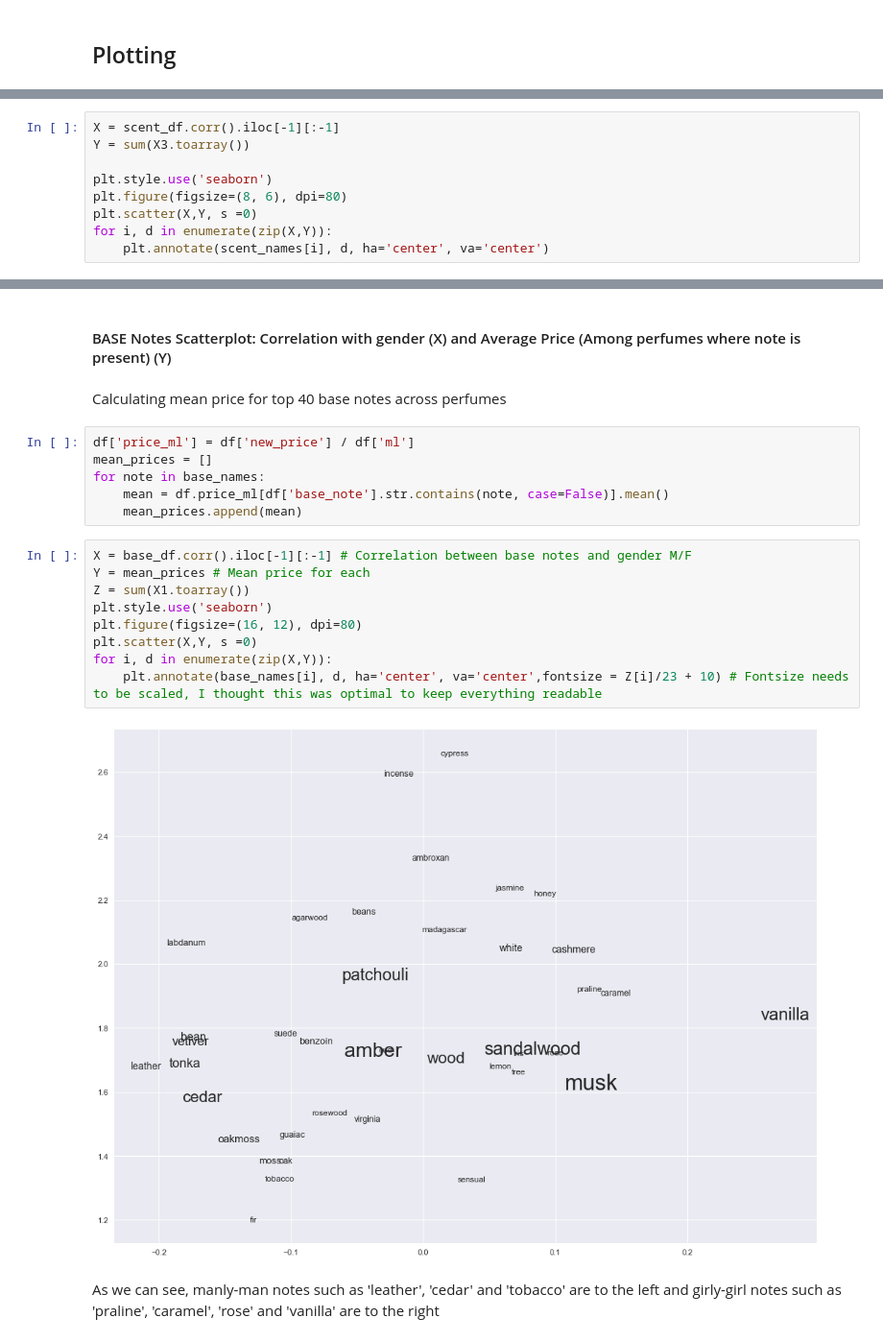
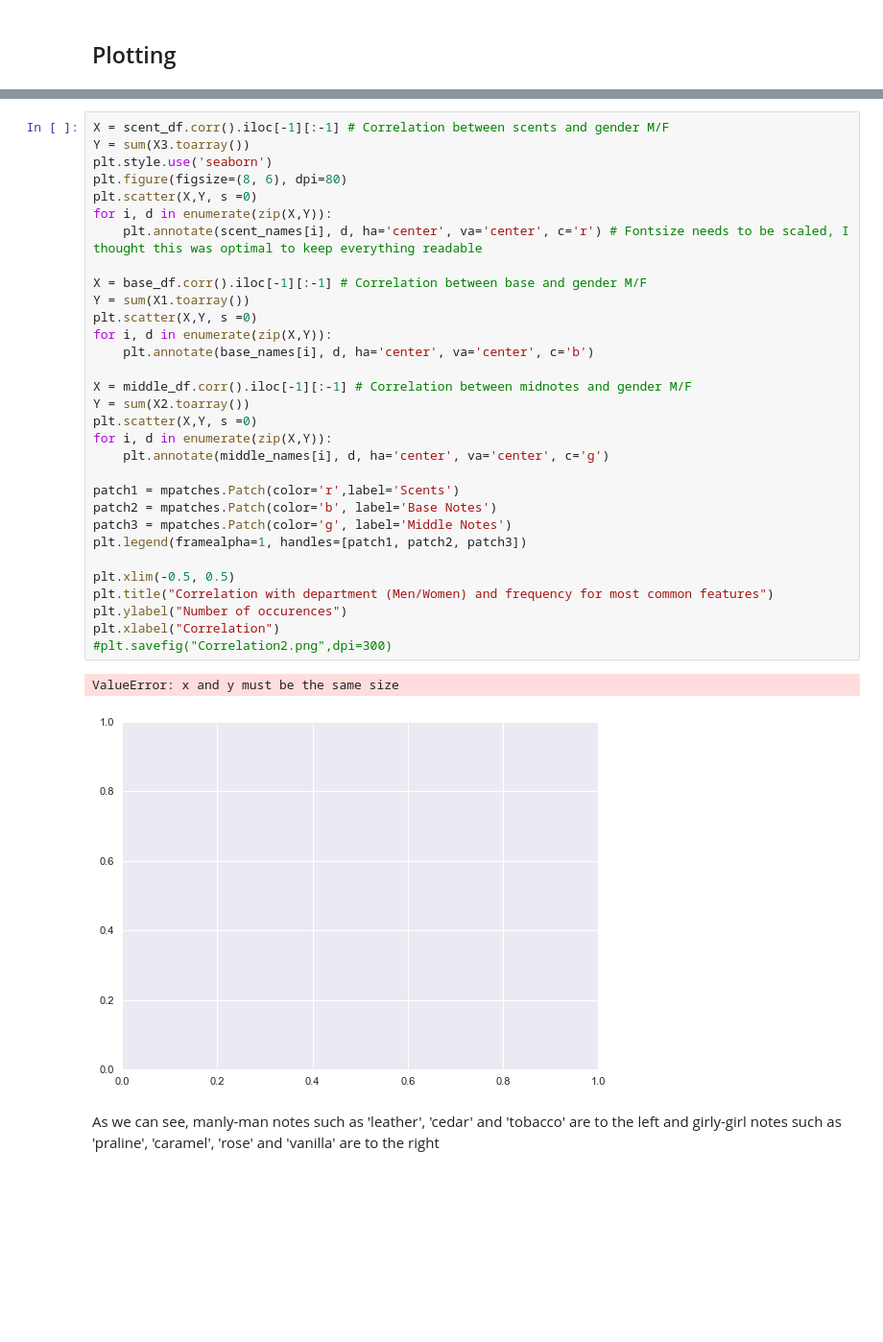
Before and after one commit to Sllambias/perfume_mining, a Jupyter notebook: daniels_file.ipynb, the cells around one changed output, grey strips where cells are left out. Shown at 96% size. Saved outputs shown, nothing was run; the diff lists cells and outputs as text; blank space fills up the shorter version.

Commit message:
needs cleanup

```diff
--- a/daniels_file.ipynb
+++ b/daniels_file.ipynb
@@ -311,9 +390,0 @@ Name: department, Length: 842, dtype: object
-# %%
-X = scent_df.corr().iloc[-1][:-1]
-Y = sum(X3.toarray())
-
-plt.style.use('seaborn')
-plt.figure(figsize=(8, 6), dpi=80)
-plt.scatter(X,Y, s =0)
-for i, d in enumerate(zip(X,Y)):
-    plt.annotate(scent_names[i], d, ha='center', va='center')
@@ -322,24 +391,37 @@ for i, d in enumerate(zip(X,Y)):
-# %% [markdown]
-#### BASE Notes Scatterplot: Correlation with gender (X) and Average Price (Among perfumes where note is present) (Y)
-# %% [markdown]
-Calculating mean price for top 40 base notes across perfumes
-# %%
-df['price_ml'] = df['new_price'] / df['ml']
-mean_prices = []
-for note in base_names:
-    mean = df.price_ml[df['base_note'].str.contains(note, case=False)].mean()
-    mean_prices.append(mean)
-# %%
-X = base_df.corr().iloc[-1][:-1] # Correlation between base notes and gender M/F
-Y = mean_prices # Mean price for each
-Z = sum(X1.toarray())
-plt.style.use('seaborn')
-plt.figure(figsize=(16, 12), dpi=80)
-plt.scatter(X,Y, s =0)
-for i, d in enumerate(zip(X,Y)):
-    plt.annotate(base_names[i], d, ha='center', va='center',fontsize = Z[i]/23 + 10) # Fontsize needs to be scaled, I thought this was optimal to keep everything readable
-# %% [output]
-[figure, removed]
+# %%
+X = scent_df.corr().iloc[-1][:-1] # Correlation between scents and gender M/F
+Y = sum(X3.toarray())
+plt.style.use('seaborn')
+plt.figure(figsize=(8, 6), dpi=80)
+plt.scatter(X,Y, s =0)
+for i, d in enumerate(zip(X,Y)):
+    plt.annotate(scent_names[i], d, ha='center', va='center', c='r') # Fontsize needs to be scaled, I thought this was optimal to keep everything readable
+
+X = base_df.corr().iloc[-1][:-1] # Correlation between base and gender M/F
+Y = sum(X1.toarray())
+plt.scatter(X,Y, s =0)
+for i, d in enumerate(zip(X,Y)):
+    plt.annotate(base_names[i], d, ha='center', va='center', c='b')
+
+X = middle_df.corr().iloc[-1][:-1] # Correlation between midnotes and gender M/F
+Y = sum(X2.toarray())
+plt.scatter(X,Y, s =0)
+for i, d in enumerate(zip(X,Y)):
+    plt.annotate(middle_names[i], d, ha='center', va='center', c='g')
+
+patch1 = mpatches.Patch(color='r',label='Scents')
+patch2 = mpatches.Patch(color='b', label='Base Notes')
+patch3 = mpatches.Patch(color='g', label='Middle Notes')
+plt.legend(framealpha=1, handles=[patch1, patch2, patch3])
+
+plt.xlim(-0.5, 0.5)
+plt.title("Correlation with department (Men/Women) and frequency for most common features")
+plt.ylabel("Number of occurences")
+plt.xlabel("Correlation")
+#plt.savefig("Correlation2.png",dpi=300)
+# %% [output]
+ValueError: x and y must be the same size
+[figure, added]
 # %% [markdown]
 As we can see, manly-man notes such as 'leather', 'cedar' and 'tobacco' are to the left and girly-girl notes such as 'praline', 'caramel', 'rose' and 'vanilla' are to the right
 # %% [markdown]
```
Also changed, not shown: parts of 36 cells of this notebook.
